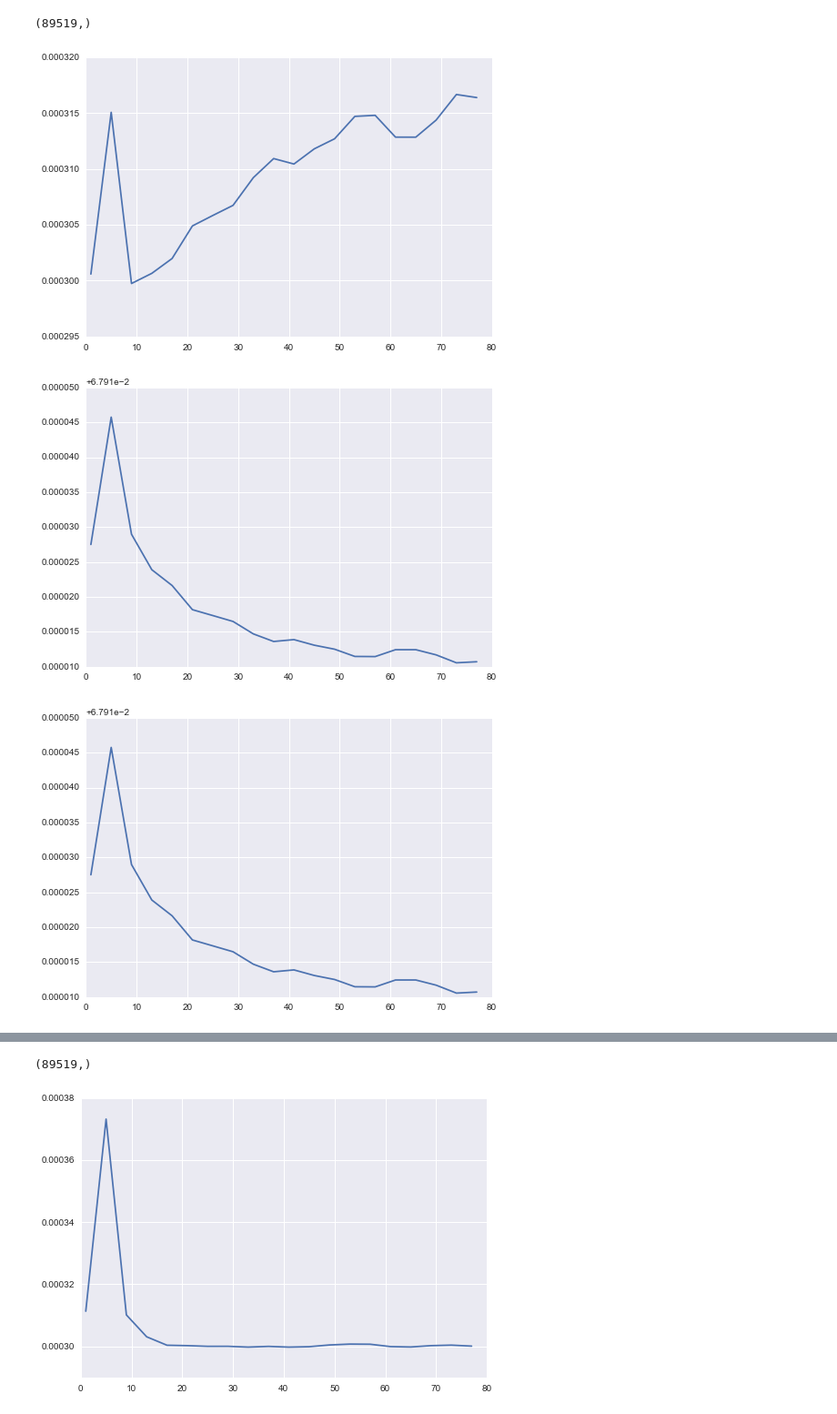
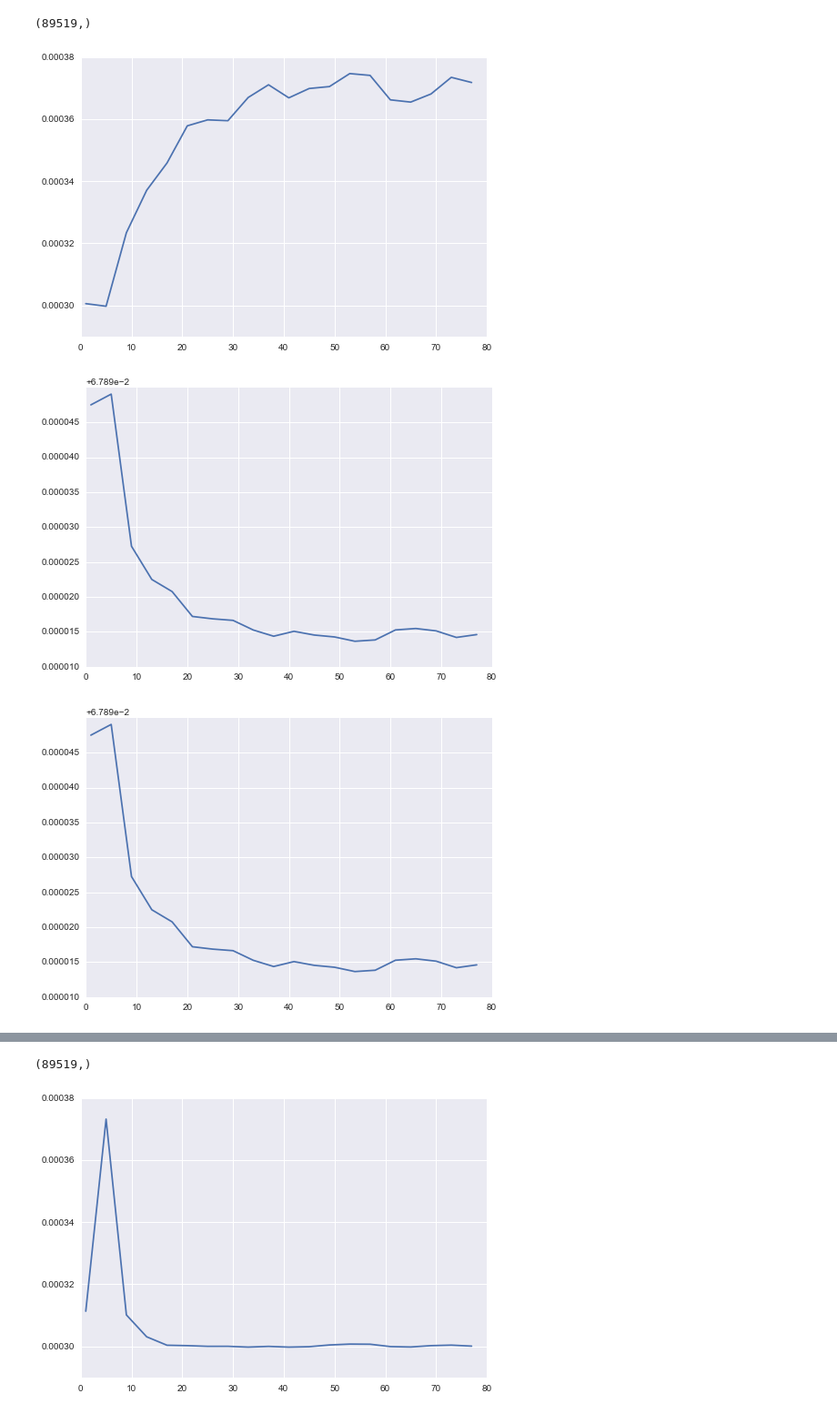
Before and after one commit to MatthewMcGonagle/KaggleZillow, a Jupyter notebook: diffusion.ipynb, the cells around one changed output, grey strips where cells are left out. Shown: that part at 91% size. Drawn from its saved outputs; the diff is of its cells as text; code cells hidden in the pictures.

```diff
--- a/diffusion.ipynb
+++ b/diffusion.ipynb
@@ -488,7 +488,7 @@ nbrs.fit(vals_df[['latitude', 'longitude']])
 diffusions = np.zeros(diffinit.shape)
 coords = vals_df[['latitude', 'longitude']].values
 
-epsilon = 10**2
+epsilon = 10**3
 for k in ks:
 
     nbrdistance, nbrindex = nbrs.kneighbors(coords, n_neighbors = k)
@@ -509,33 +509,33 @@ for k in ks:
     y_train = vals_df['logerror'].values
     y_train = y_train.reshape(-1,1)
 
     linregr.fit(x_train, y_train)
     y_predict = linregr.predict(x_train)
     newsqrerror = np.mean((y_train - y_predict)**2)
     newsqrerror = np.sqrt(newsqrerror)
     meansqrerror.append(newsqrerror)
     newvariancescore = linregr.score(x_train, y_train)
     variancescore.append(newvariancescore)
     newl1average = np.abs(y_train - y_predict)
     newl1average = np.mean(newl1average)
     l1average.append(newl1average)
 
 plt.plot(ks, variancescore)
 plt.show()
 
 plt.plot(ks, l1average)
 plt.show()
 
 plt.plot(ks, l1average)
 plt.show()
 
 l1average = np.array(l1average)
 l1average *= 100 / l1average[0]
 plt.plot(ks, l1average)
 plt.show()
 
 diffusions.shape
 # %% [output]
-[figure, old version]
+[figure, new version]
-[figure, old version]
+[figure, new version]
-[figure, old version]
+[figure, new version]
```
Also changed, not shown: parts of 3 cells of this notebook.
